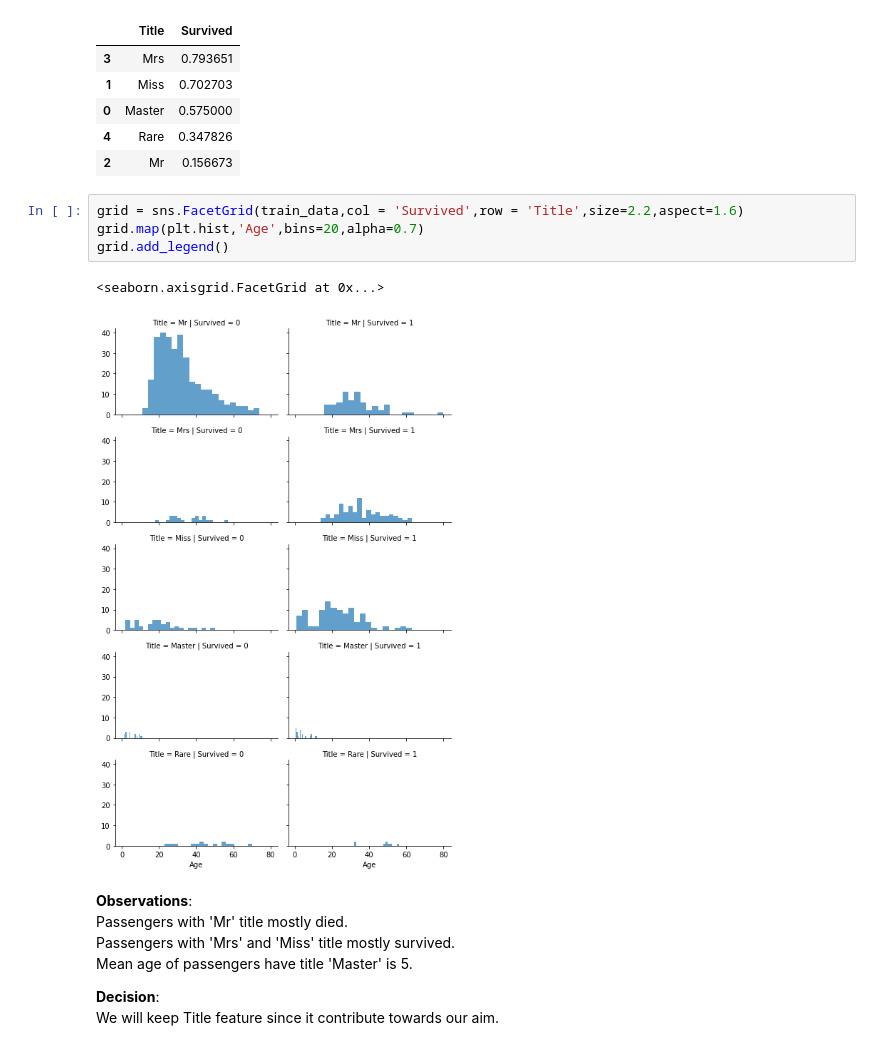
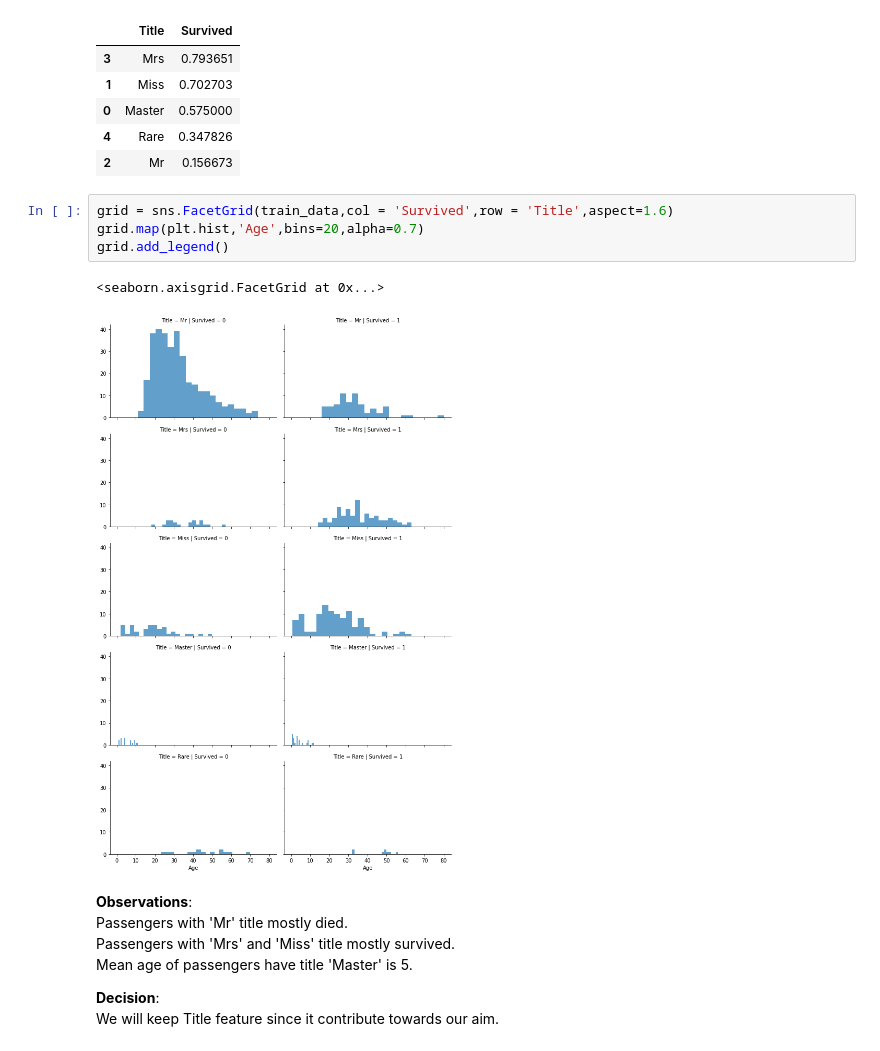
Before and after one commit to vidhanjain03/Titanic-Prediction, a Jupyter notebook: Titanic_prediction1.ipynb, the cells around one changed output. Cells and saved outputs as stored; diff of their text form.

```diff
--- a/Titanic_prediction1.ipynb
+++ b/Titanic_prediction1.ipynb
@@ -279,12 +297,12 @@ train_data[['Title','Survived']].groupby(['Title'],as_index=False).mean().sort_v
 | 4 | Rare | 0.347826 |
 | 2 | Mr | 0.156673 |
 # %%
-grid = sns.FacetGrid(train_data,col = 'Survived',row = 'Title',size=2.2,aspect=1.6)
+grid = sns.FacetGrid(train_data,col = 'Survived',row = 'Title',aspect=1.6)
 grid.map(plt.hist,'Age',bins=20,alpha=0.7)
 grid.add_legend()
 # %% [output]
 <seaborn.axisgrid.FacetGrid at 0x...>
-[figure, old version]
+[figure, new version]
 # %% [markdown]
 **Observations**:<br>
 Passengers with 'Mr' title mostly died.<br>
```
Also changed, not shown: parts of 21 cells of this notebook.
